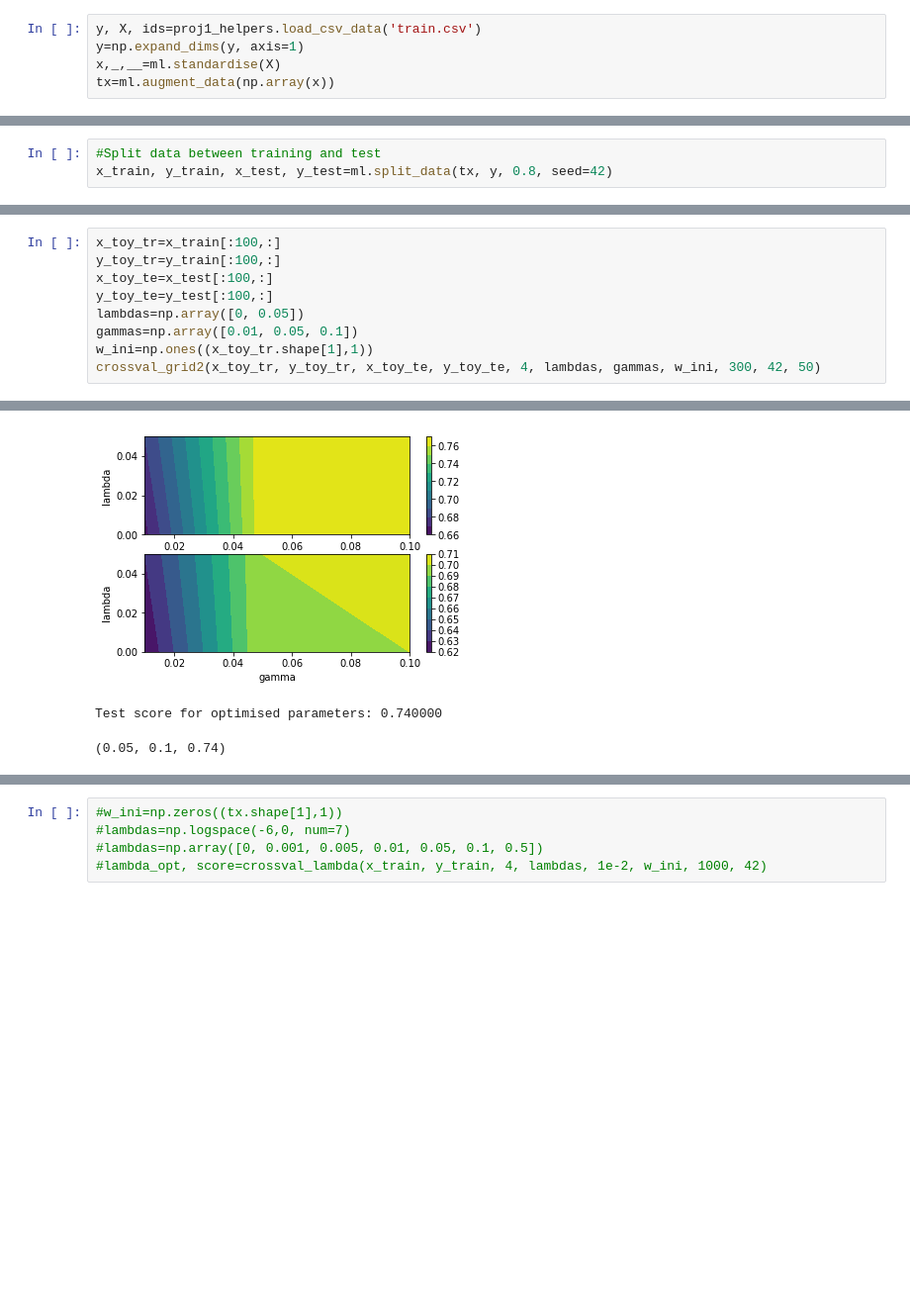
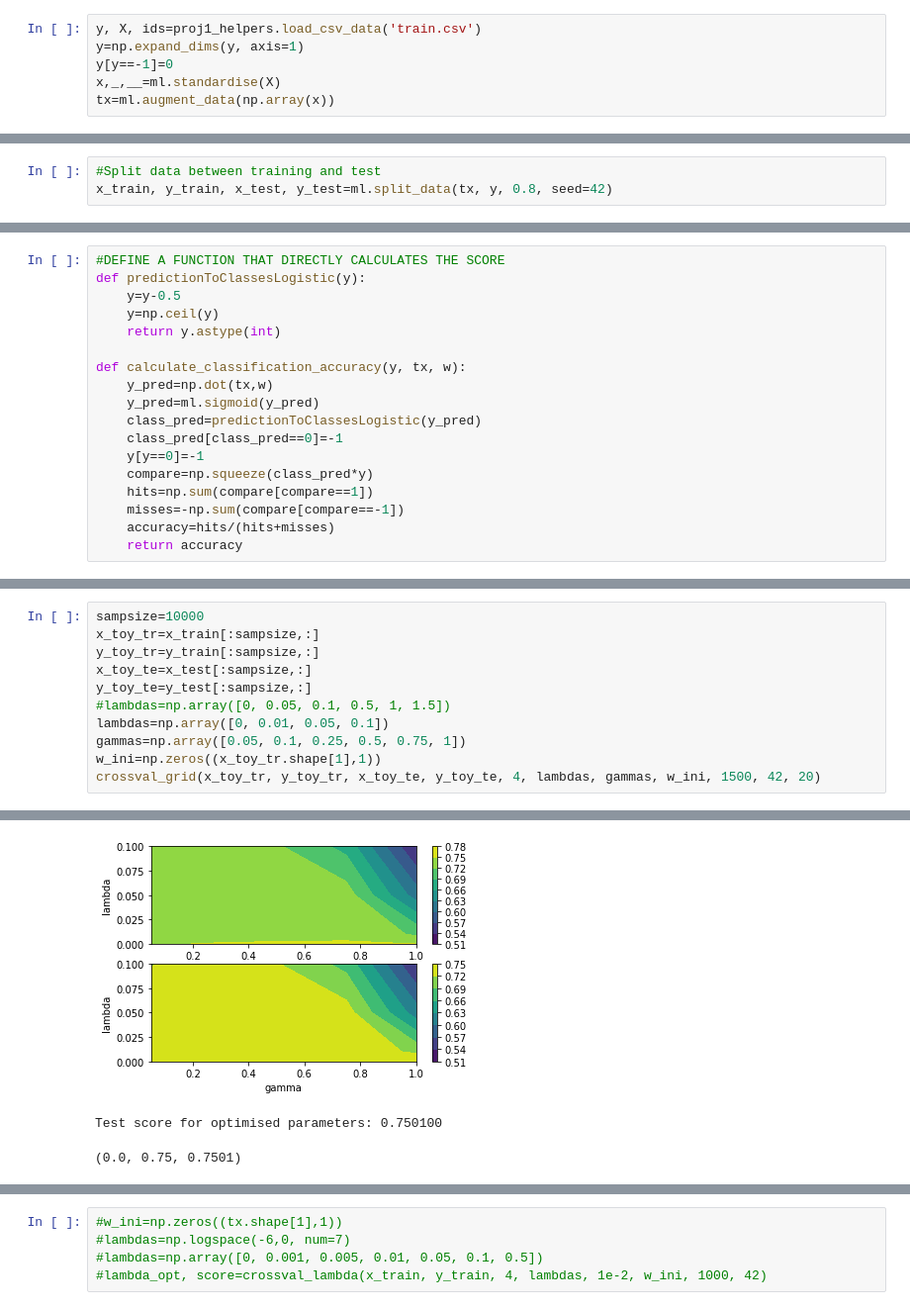
Before and after one commit to ptuckmantel/CS433-Project1, a Jupyter notebook: Data exploration_PT/Feature engineering_basic_tests.ipynb, the cells around one changed output, grey strips where cells are left out. Shown at 99% size. Saved outputs shown, nothing was run; the diff lists cells and outputs as text; blank space fills up the shorter version.

```diff
--- a/Data exploration_PT/Feature engineering_basic_tests.ipynb
+++ b/Data exploration_PT/Feature engineering_basic_tests.ipynb
@@ -36,5 +36,6 @@ import matplotlib.pyplot as plt
 # %%
 y, X, ids=proj1_helpers.load_csv_data('train.csv')
 y=np.expand_dims(y, axis=1)
+y[y==-1]=0
 x,_,__=ml.standardise(X)
 tx=ml.augment_data(np.array(x))
@@ -213,0 +45,18 @@ def crossval_grid2(x_train, y_train, x_test, y_test, kfold, lambdas, gammas, w_i
+# %%
+#DEFINE A FUNCTION THAT DIRECTLY CALCULATES THE SCORE
+def predictionToClassesLogistic(y):
+    y=y-0.5
+    y=np.ceil(y)
+    return y.astype(int)
+
+def calculate_classification_accuracy(y, tx, w):
+    y_pred=np.dot(tx,w)
+    y_pred=ml.sigmoid(y_pred)
+    class_pred=predictionToClassesLogistic(y_pred)
+    class_pred[class_pred==0]=-1
+    y[y==0]=-1
+    compare=np.squeeze(class_pred*y)
+    hits=np.sum(compare[compare==1])
+    misses=-np.sum(compare[compare==-1])
+    accuracy=hits/(hits+misses)
+    return accuracy
@@ -214,10 +149,12 @@ def crossval_grid2(x_train, y_train, x_test, y_test, kfold, lambdas, gammas, w_i
 # %%
-x_toy_tr=x_train[:100,:]
-y_toy_tr=y_train[:100,:]
-x_toy_te=x_test[:100,:]
-y_toy_te=y_test[:100,:]
-lambdas=np.array([0, 0.05])
-gammas=np.array([0.01, 0.05, 0.1])
-w_ini=np.ones((x_toy_tr.shape[1],1))
-crossval_grid2(x_toy_tr, y_toy_tr, x_toy_te, y_toy_te, 4, lambdas, gammas, w_ini, 300, 42, 50)
+sampsize=10000
+x_toy_tr=x_train[:sampsize,:]
+y_toy_tr=y_train[:sampsize,:]
+x_toy_te=x_test[:sampsize,:]
+y_toy_te=y_test[:sampsize,:]
+#lambdas=np.array([0, 0.05, 0.1, 0.5, 1, 1.5])
+lambdas=np.array([0, 0.01, 0.05, 0.1])
+gammas=np.array([0.05, 0.1, 0.25, 0.5, 0.75, 1])
+w_ini=np.zeros((x_toy_tr.shape[1],1))
+crossval_grid(x_toy_tr, y_toy_tr, x_toy_te, y_toy_te, 4, lambdas, gammas, w_ini, 1500, 42, 20)
 # %% [output]
@@ -241,4 +178,4 @@ Current iteration=200, loss=-3.406031312071032
-[figure, old version]
+[figure, new version]
-Test score for optimised parameters: 0.740000
+Test score for optimised parameters: 0.750100
-(0.05, 0.1, 0.74)
+(0.0, 0.75, 0.7501)
 # %%
```
Also changed, not shown: parts of 28 cells of this notebook, 1 other file.
